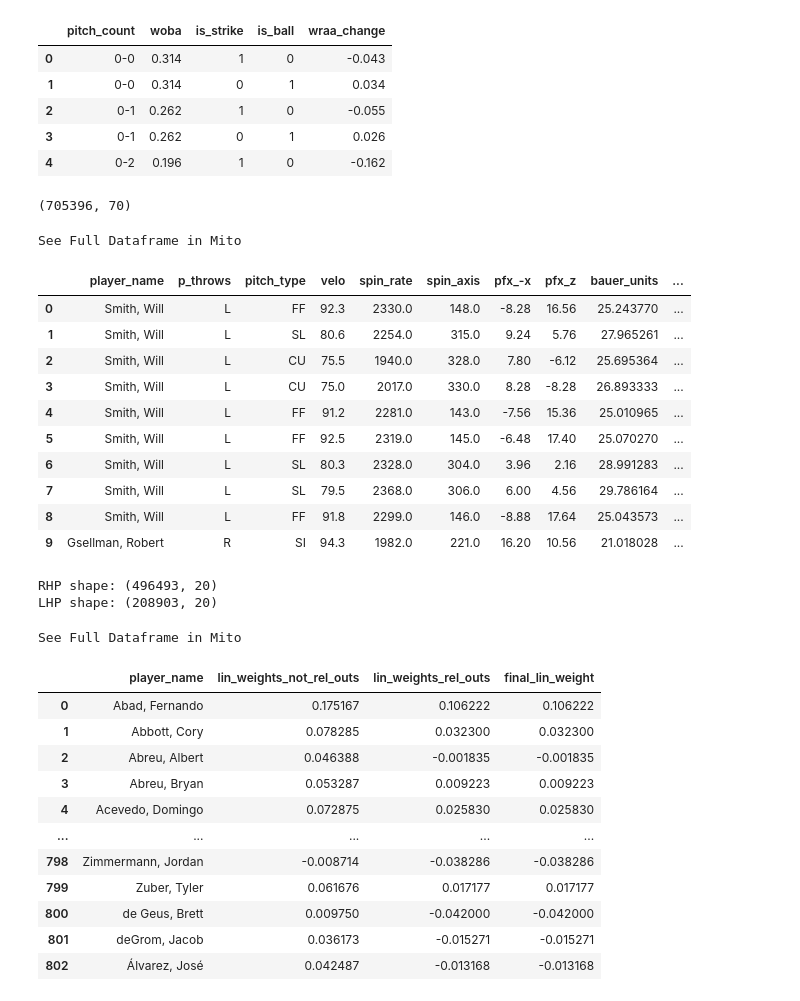
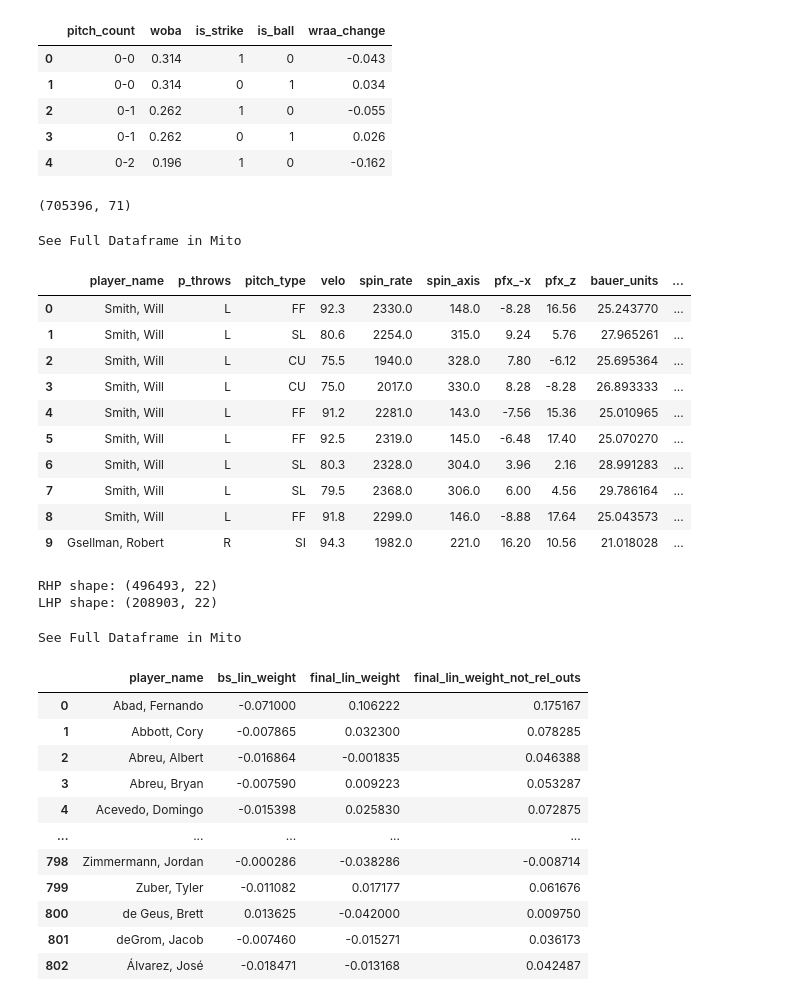
Before and after one commit to anthonyzurke/pitch-model, a Jupyter notebook: notebooks/cleaning-model.ipynb, the cells around one changed output. Saved outputs shown, nothing was run; the diff lists cells and outputs as text; code cells hidden in the pictures.

```diff
--- a/notebooks/cleaning-model.ipynb
+++ b/notebooks/cleaning-model.ipynb
@@ -180,6 +180,7 @@ data['lin_weights_not_rel_outs'].fillna(data['bs_lin_weight'], inplace = True)
 ##data['rv'] = data['lin_weights_rel_outs'] + data['bs_lin_weight_above_avg']
 #data['rv2'] = ((data['lin_weights_rel_outs'] + data['rv']) * 100)
 data['final_lin_weight'] = data['lin_weights_rel_outs'] # * 100
+data['final_lin_weight_not_rel_outs'] = data['lin_weights_not_rel_outs'] # * 100
 
 data.to_csv('../data/model-pitches-rv.csv')
 
@@ -187,7 +188,7 @@ pd.set_option('max_columns', None)
 print(data.shape)
 data.head(10)
 # %% [output]
-(705396, 70)
+(705396, 71)
 See Full Dataframe in Mito
 |  | player_name | p_throws | pitch_type | velo | spin_rate | spin_axis | pfx_-x | pfx_z | bauer_units | ... |
 | 0 | Smith, Will | L | FF | 92.3 | 2330.0 | 148.0 | -8.28 | 16.56 | 25.243770 | ... |
@@ -204,7 +205,8 @@ See Full Dataframe in Mito
 features = data[['velo', 'spin_rate', 'pfx_-x', 'pfx_z', 'release_extension', 'release_pos_x',
                  'release_pos_z', 'plate_x', 'plate_z', 're24', 'lin_weight_above_avg',
                  'lin_weight_above_outs', 'lin_weights_rel_outs', 'lin_weights_not_rel_outs', 'count_re',
-                 'final_lin_weight', 'pitch_type', 'p_throws', 'stand', 'player_name']]
+                 'final_lin_weight', 'final_lin_weight_not_rel_outs', 'bs_lin_weight', 'pitch_type', 'p_throws',
+                 'stand', 'player_name']]
 
 rhp = features.loc[features['p_throws'] == 'R']
 print('RHP shape:', rhp.shape)
@@ -231,25 +233,25 @@ cu_l = lhp.loc[lhp['pitch_type'] == 'CU']
 ch_r = rhp.loc[rhp['pitch_type'] == 'CH']
 ch_l = lhp.loc[lhp['pitch_type'] == 'CH']
 # %% [output]
-RHP shape: (496493, 20)
-LHP shape: (208903, 20)
+RHP shape: (496493, 22)
+LHP shape: (208903, 22)
 # %%
-ff.groupby(['player_name'], as_index = False)['lin_weights_not_rel_outs', 'lin_weights_rel_outs',
-                                              'final_lin_weight'].mean()
+ff.groupby(['player_name'], as_index = False)['bs_lin_weight',
+                                              'final_lin_weight', 'final_lin_weight_not_rel_outs'].mean()
 # %% [output]
 See Full Dataframe in Mito
-|  | player_name | lin_weights_not_rel_outs | lin_weights_rel_outs | final_lin_weight |
-| 0 | Abad, Fernando | 0.175167 | 0.106222 | 0.106222 |
-| 1 | Abbott, Cory | 0.078285 | 0.032300 | 0.032300 |
-| 2 | Abreu, Albert | 0.046388 | -0.001835 | -0.001835 |
-| 3 | Abreu, Bryan | 0.053287 | 0.009223 | 0.009223 |
-| 4 | Acevedo, Domingo | 0.072875 | 0.025830 | 0.025830 |
+|  | player_name | bs_lin_weight | final_lin_weight | final_lin_weight_not_rel_outs |
+| 0 | Abad, Fernando | -0.071000 | 0.106222 | 0.175167 |
+| 1 | Abbott, Cory | -0.007865 | 0.032300 | 0.078285 |
+| 2 | Abreu, Albert | -0.016864 | -0.001835 | 0.046388 |
+| 3 | Abreu, Bryan | -0.007590 | 0.009223 | 0.053287 |
+| 4 | Acevedo, Domingo | -0.015398 | 0.025830 | 0.072875 |
 | ... | ... | ... | ... | ... |
-| 798 | Zimmermann, Jordan | -0.008714 | -0.038286 | -0.038286 |
-| 799 | Zuber, Tyler | 0.061676 | 0.017177 | 0.017177 |
-| 800 | de Geus, Brett | 0.009750 | -0.042000 | -0.042000 |
-| 801 | deGrom, Jacob | 0.036173 | -0.015271 | -0.015271 |
-| 802 | Álvarez, José | 0.042487 | -0.013168 | -0.013168 |
+| 798 | Zimmermann, Jordan | -0.000286 | -0.038286 | -0.008714 |
+| 799 | Zuber, Tyler | -0.011082 | 0.017177 | 0.061676 |
+| 800 | de Geus, Brett | 0.013625 | -0.042000 | 0.009750 |
+| 801 | deGrom, Jacob | -0.007460 | -0.015271 | 0.036173 |
+| 802 | Álvarez, José | -0.018471 | -0.013168 | 0.042487 |
 # %%
 data2 = data.copy()
 data2.dropna(subset = ['events'], inplace = True)
```
Also changed, not shown: parts of 1 cell of this notebook, 2 other files.
